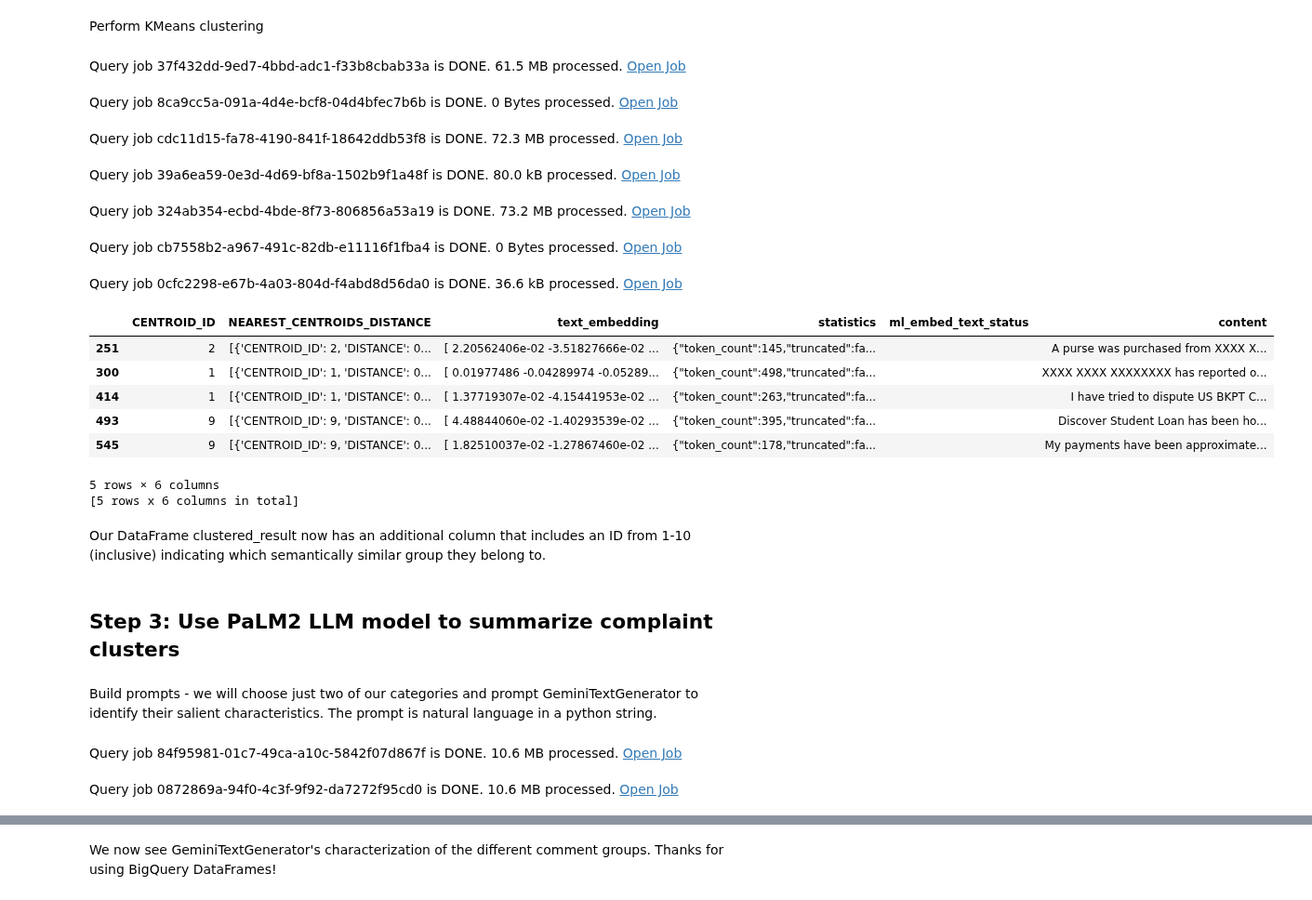
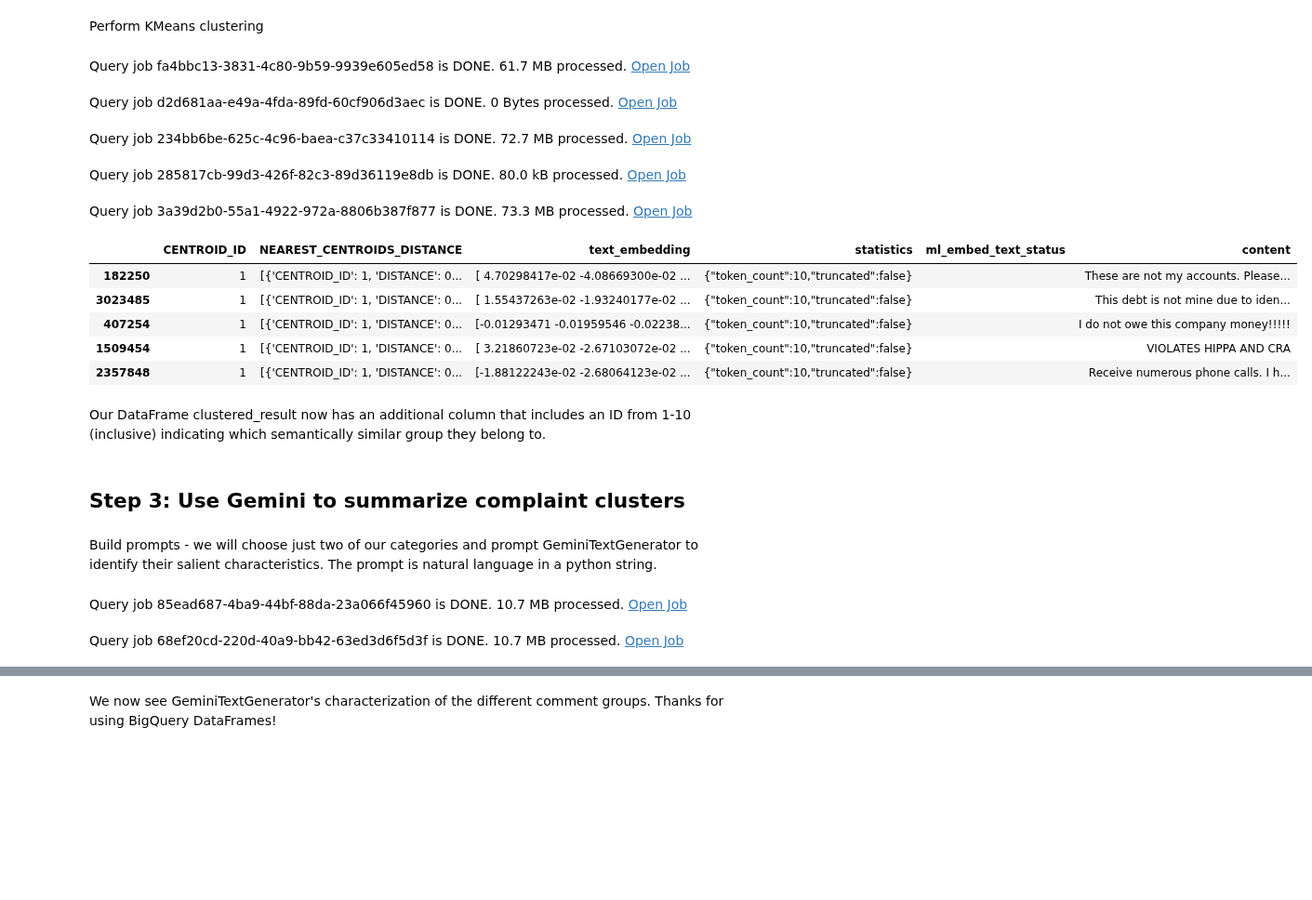
Before and after one commit to googleapis/python-bigquery-dataframes, a Jupyter notebook: notebooks/generative_ai/bq_dataframes_llm_kmeans.ipynb, the cells around one changed output, grey strips where cells are left out. Shown at 93% size. Drawn from its saved outputs; the diff is of its cells as text; code cells hidden in the pictures; blank space fills up the shorter version.

```diff
--- a/notebooks/generative_ai/bq_dataframes_llm_kmeans.ipynb
+++ b/notebooks/generative_ai/bq_dataframes_llm_kmeans.ipynb
@@ -181,0 +191,9 @@ Query job b0e71a63-1365-4fc5-a764-b25b62387fd1 is DONE. 36.1 kB processed. Open
+# %%
+successful_rows = (
+    (predicted_embeddings["ml_embed_text_status"] == "")
+    # Series.str.len() gives the length of an array.
+    # See: https://stackoverflow.com/a/41340543/101923
+    & (predicted_embeddings["text_embedding"].str.len() != 0)
+)
+predicted_embeddings = predicted_embeddings[successful_rows]
+predicted_embeddings
@@ -192,30 +233,26 @@ Perform KMeans clustering
 # %%
 # Use KMeans clustering to calculate our groups. Will take ~3 minutes.
 cluster_model.fit(predicted_embeddings[["text_embedding"]])
 clustered_result = cluster_model.predict(predicted_embeddings)
 # Notice the CENTROID_ID column, which is the ID number of the group that
 # each complaint belongs to.
-clustered_result.head(n=5)
+clustered_result.peek(n=5)
 # %% [output]
-Query job 37f432dd-9ed7-4bbd-adc1-f33b8cbab33a is DONE. 61.5 MB processed. Open Job
+Query job fa4bbc13-3831-4c80-9b59-9939e605ed58 is DONE. 61.7 MB processed. Open Job
-Query job 8ca9cc5a-091a-4d4e-bcf8-04d4bfec7b6b is DONE. 0 Bytes processed. Open Job
+Query job d2d681aa-e49a-4fda-89fd-60cf906d3aec is DONE. 0 Bytes processed. Open Job
-Query job cdc11d15-fa78-4190-841f-18642ddb53f8 is DONE. 72.3 MB processed. Open Job
+Query job 234bb6be-625c-4c96-baea-c37c33410114 is DONE. 72.7 MB processed. Open Job
-Query job 39a6ea59-0e3d-4d69-bf8a-1502b9f1a48f is DONE. 80.0 kB processed. Open Job
+Query job 285817cb-99d3-426f-82c3-89d36119e8db is DONE. 80.0 kB processed. Open Job
-Query job 324ab354-ecbd-4bde-8f73-806856a53a19 is DONE. 73.2 MB processed. Open Job
+Query job 3a39d2b0-55a1-4922-972a-8806b387f877 is DONE. 73.3 MB processed. Open Job
-Query job cb7558b2-a967-491c-82db-e11116f1fba4 is DONE. 0 Bytes processed. Open Job
-Query job 0cfc2298-e67b-4a03-804d-f4abd8d56da0 is DONE. 36.6 kB processed. Open Job
 |  | CENTROID_ID | NEAREST_CENTROIDS_DISTANCE | text_embedding | statistics | ml_embed_text_status | content |
-| 251 | 2 | [{'CENTROID_ID': 2, 'DISTANCE': 0... | [ 2.20562406e-02 -3.51827666e-02 ... | {"token_count":145,"truncated":fa... |  | A purse was purchased from XXXX X... |
-| 300 | 1 | [{'CENTROID_ID': 1, 'DISTANCE': 0... | [ 0.01977486 -0.04289974 -0.05289... | {"token_count":498,"truncated":fa... |  | XXXX XXXX XXXXXXXX has reported o... |
-| 414 | 1 | [{'CENTROID_ID': 1, 'DISTANCE': 0... | [ 1.37719307e-02 -4.15441953e-02 ... | {"token_count":263,"truncated":fa... |  | I have tried to dispute US BKPT C... |
-| 493 | 9 | [{'CENTROID_ID': 9, 'DISTANCE': 0... | [ 4.48844060e-02 -1.40293539e-02 ... | {"token_count":395,"truncated":fa... |  | Discover Student Loan has been ho... |
-| 545 | 9 | [{'CENTROID_ID': 9, 'DISTANCE': 0... | [ 1.82510037e-02 -1.27867460e-02 ... | {"token_count":178,"truncated":fa... |  | My payments have been approximate... |
+| 182250 | 1 | [{'CENTROID_ID': 1, 'DISTANCE': 0... | [ 4.70298417e-02 -4.08669300e-02 ... | {"token_count":10,"truncated":false} |  | These are not my accounts. Please... |
+| 3023485 | 1 | [{'CENTROID_ID': 1, 'DISTANCE': 0... | [ 1.55437263e-02 -1.93240177e-02 ... | {"token_count":10,"truncated":false} |  | This debt is not mine due to iden... |
+| 407254 | 1 | [{'CENTROID_ID': 1, 'DISTANCE': 0... | [-0.01293471 -0.01959546 -0.02238... | {"token_count":10,"truncated":false} |  | I do not owe this company money!!!!! |
+| 1509454 | 1 | [{'CENTROID_ID': 1, 'DISTANCE': 0... | [ 3.21860723e-02 -2.67103072e-02 ... | {"token_count":10,"truncated":false} |  | VIOLATES HIPPA AND CRA |
+| 2357848 | 1 | [{'CENTROID_ID': 1, 'DISTANCE': 0... | [-1.88122243e-02 -2.68064123e-02 ... | {"token_count":10,"truncated":false} |  | Receive numerous phone calls. I h... |
-5 rows × 6 columns
-[5 rows x 6 columns in total]
 # %% [markdown]
 Our DataFrame clustered_result now has an additional column that includes an ID from 1-10 (inclusive) indicating which semantically similar group they belong to.
 # %% [markdown]
-## Step 3: Use PaLM2 LLM model to summarize complaint clusters
+## Step 3: Use Gemini to summarize complaint clusters
 # %% [markdown]
 Build prompts - we will choose just two of our categories and prompt GeminiTextGenerator to identify their salient characteristics. The prompt is natural language in a python string.
 # %%
@@ -231,8 +268,8 @@ cluster_2_result = clustered_result[
 ][["content"]]
 cluster_2_result_pandas = cluster_2_result.head(5).to_pandas()
 # %% [output]
-Query job 84f95981-01c7-49ca-a10c-5842f07d867f is DONE. 10.6 MB processed. Open Job
+Query job 85ead687-4ba9-44bf-88da-23a066f45960 is DONE. 10.7 MB processed. Open Job
-Query job 0872869a-94f0-4c3f-9f92-da7272f95cd0 is DONE. 10.6 MB processed. Open Job
+Query job 68ef20cd-220d-40a9-bb42-63ed3d6f5d3f is DONE. 10.7 MB processed. Open Job
 # %%
 # Build plain-text prompts to send to PaLM 2. Use only 5 complaints from each group.
 prompt1 = 'comment list 1:\n'
```
Also changed, not shown: parts of 11 cells of this notebook.
